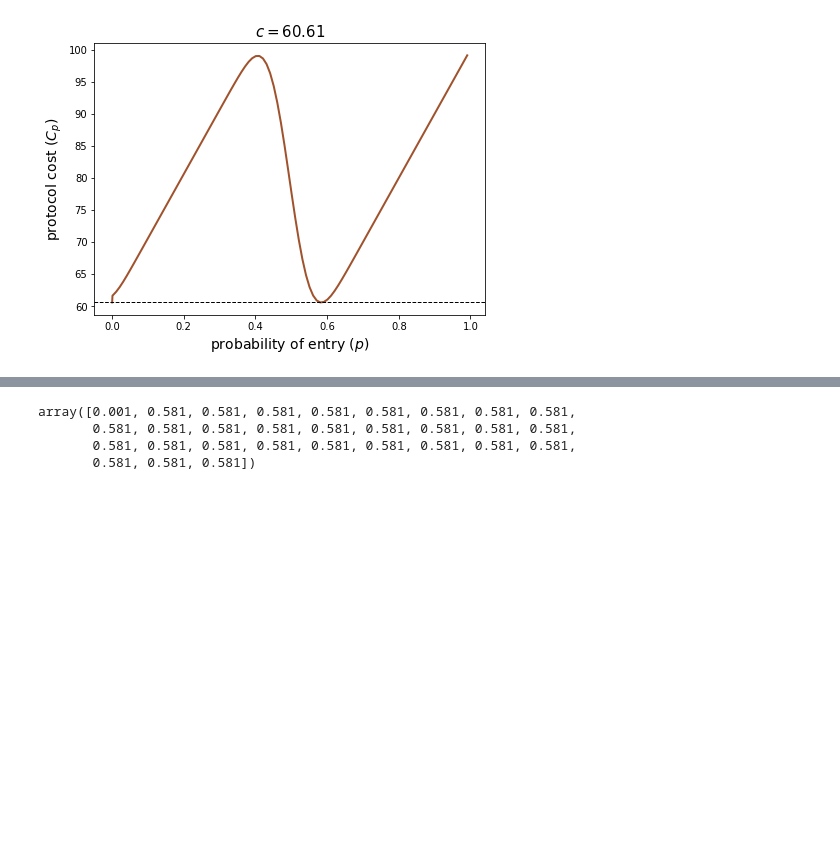
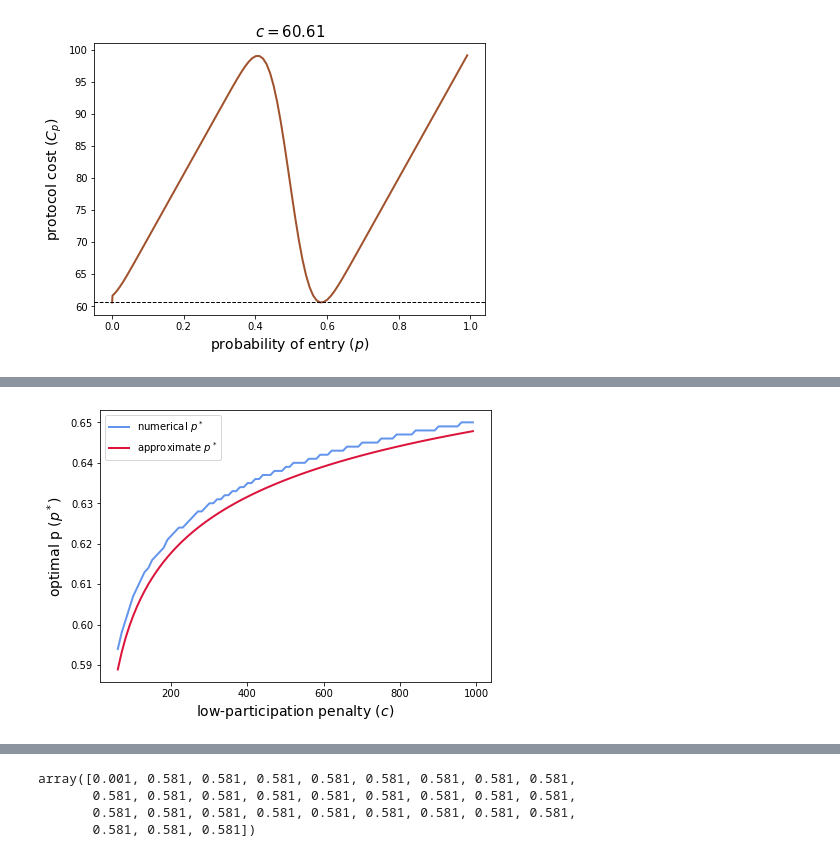
Before and after one commit to michaelneuder/continued-participation, a Jupyter notebook: copar.ipynb, the cells around one changed output, grey strips where cells are left out. Cells and saved outputs as stored; diff of their text form; code cells hidden in the pictures; blank space fills up the shorter version.

```diff
--- a/copar.ipynb
+++ b/copar.ipynb
@@ -297,0 +296,16 @@ plt.show()
+# %%
+cs = np.arange(61, 1000, 10)
+ps = np.arange(0.001, 1, 0.001)
+# %%
+optps, optcosts = [], []
+for c in tqdm(cs):
+    costs = [protocolObjective(n=100, p=p, c=c) for p in ps]
+    optp = ps[np.argmin(costs)]
+    optcost = np.min(costs)
+    optps.append(optp)
+    optcosts.append(optcost)
+optps, optcosts = np.array(optps), np.array(optcosts)
+# %%
+def p_star(n, c):
+    return 0.5 + math.sqrt(max(0.0,      # SQRT-LOG formula
+                (math.log(c) - 0.5*math.log(math.pi*n/2)) / (2*n)))
@@ -297,0 +318,3 @@ plt.show()
+# %%
+approxps = np.array([p_star(100, c) for c in cs])
+approxcosts = np.array([protocolObjective(100, approxps[i], cs[i]) for i in range(len(cs))])
@@ -297,0 +343,15 @@ plt.show()
+# %%
+f, ax = plt.subplots(figsize=(7,5))
+
+colors = ['cornflowerblue', 'crimson']
+ax.plot(cs, optps, linewidth=2, color=colors[0], label=r'numerical $p^*$')
+ax.plot(cs, approxps, linewidth=2, color=colors[1], label=r'approximate $p^*$')
+
+ax.set_xlabel(r'low-participation penalty ($c$)', size=14)
+ax.set_ylabel(r'optimal p ($p^*$)', size=14)
+
+ax.legend()
+plt.savefig('out.png', facecolor='white', dpi=200, bbox_inches='tight')
+plt.show()
+# %% [output]
+[figure, added]
```
Also changed, not shown: parts of 13 cells of this notebook, 1 other file.
